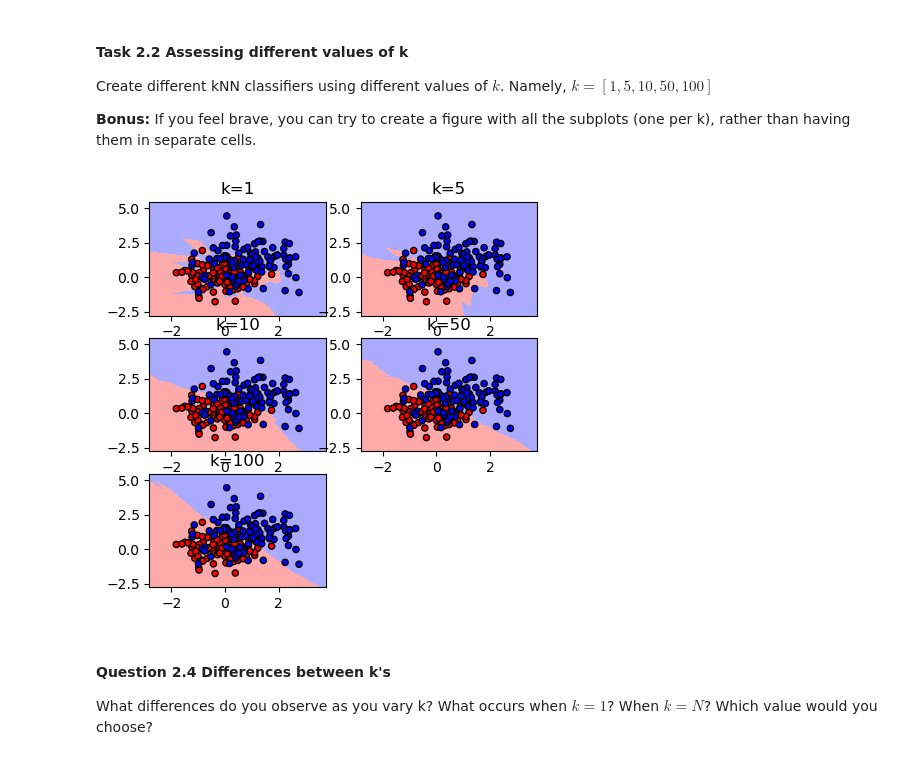
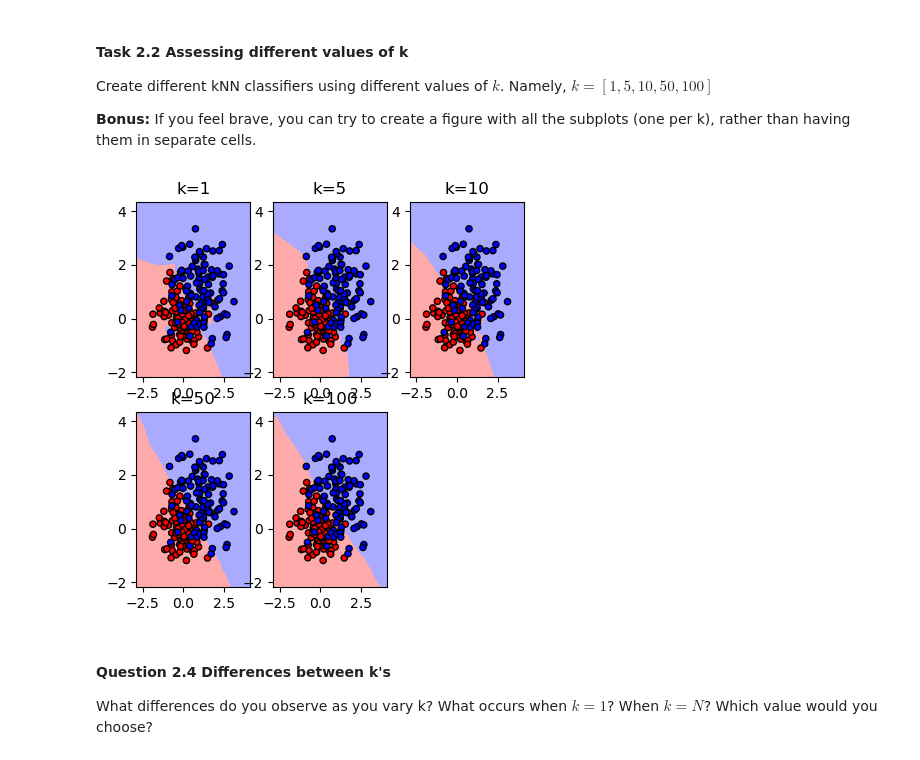
Before and after one commit to malis-course/MALIS, a Jupyter notebook: labs/lab1/knns/knn.ipynb, the cells around one changed output. Drawn from its saved outputs; the diff is of its cells as text; code cells hidden in the pictures.

```diff
--- a/labs/lab1/knns/knn.ipynb
+++ b/labs/lab1/knns/knn.ipynb
@@ -73,11 +73,14 @@ class KNN:
         '''
         ######### Task 1.2 YOUR CODE HERE - do not delete this line ################
 
-        dst = np.empty([X_new.shape[0], self.X.shape[0]]) # declare MxN dst uninitialized
-        for i, x_new in enumerate(X_new):
-            for j, x in enumerate(self.X):
-                dst[i, j] = np.sum(np.abs(np.subtract(x_new, x))**p)**(1/p)
+        ## First implementation: inefficient, too slow
+        #dst = np.empty([X_new.shape[0], self.X.shape[0]]) # declare MxN dst uninitialized
+        # for i, x_new in enumerate(X_new):
+        #     for j, x in enumerate(self.X):
+        #         dst[i, j] = np.sum(np.abs(np.subtract(x_new, x))**p)**(1/p)
 
+        X_new_expanded = np.expand_dims(X_new, axis=1) # Add a new dimension to exploit numpy broadcast: Mx2 -> Mx1x2
+        dst = np.sum(np.abs(np.subtract(X_new_expanded, self.X))**p, axis=-1)**(1/p)
         ######## Task 1.2 END OF YOUR CODE HERE - do not delete this line ##########
 
         return dst
@@ -214,21 +218,21 @@ Create different kNN classifiers using different values of $k$. Namely, $k=[1,5,
 # %%
 Ks = [1, 5, 10, 50, 100]
 
 ######### Task 2.2 YOUR CODE HERE - do not delete this line ################
 
 for i, k in enumerate(Ks):
     # Create a model for the KNN with inputs the ones from the gaussians and test the model using the grid of testing points
     knn_model = KNN(k)
     knn_model.train(X, y)
     y_test = knn_model.predict(X_test,2)
     # Put the result into a color plot
     y_test = y_test.reshape(xx.shape)
-    nrows = int(np.ceil(len(Ks)/2.0))
-    utils.plot_results_in_subplot(xx,yy, X, y, y_test, "k=" + str(k), nrows, ncols=2, index=i+1)
+    ncols = int(np.ceil(len(Ks)/2.0))
+    utils.plot_results_in_subplot(xx,yy, X, y, y_test, "k=" + str(k), nrows=2, ncols=ncols, index=i+1)
 
 ######### Task 2.2 YOUR CODE ENDS HERE - do not delete this line ################
 # %% [output]
-[figure, old version]
+[figure, new version]
 # %% [markdown]
 #### Question 2.4 Differences between k's
 What differences do you observe as you vary k? What occurs when $k=1$? When $k=N$? Which value would you choose?
```
Also changed, not shown: parts of 2 cells of this notebook.
